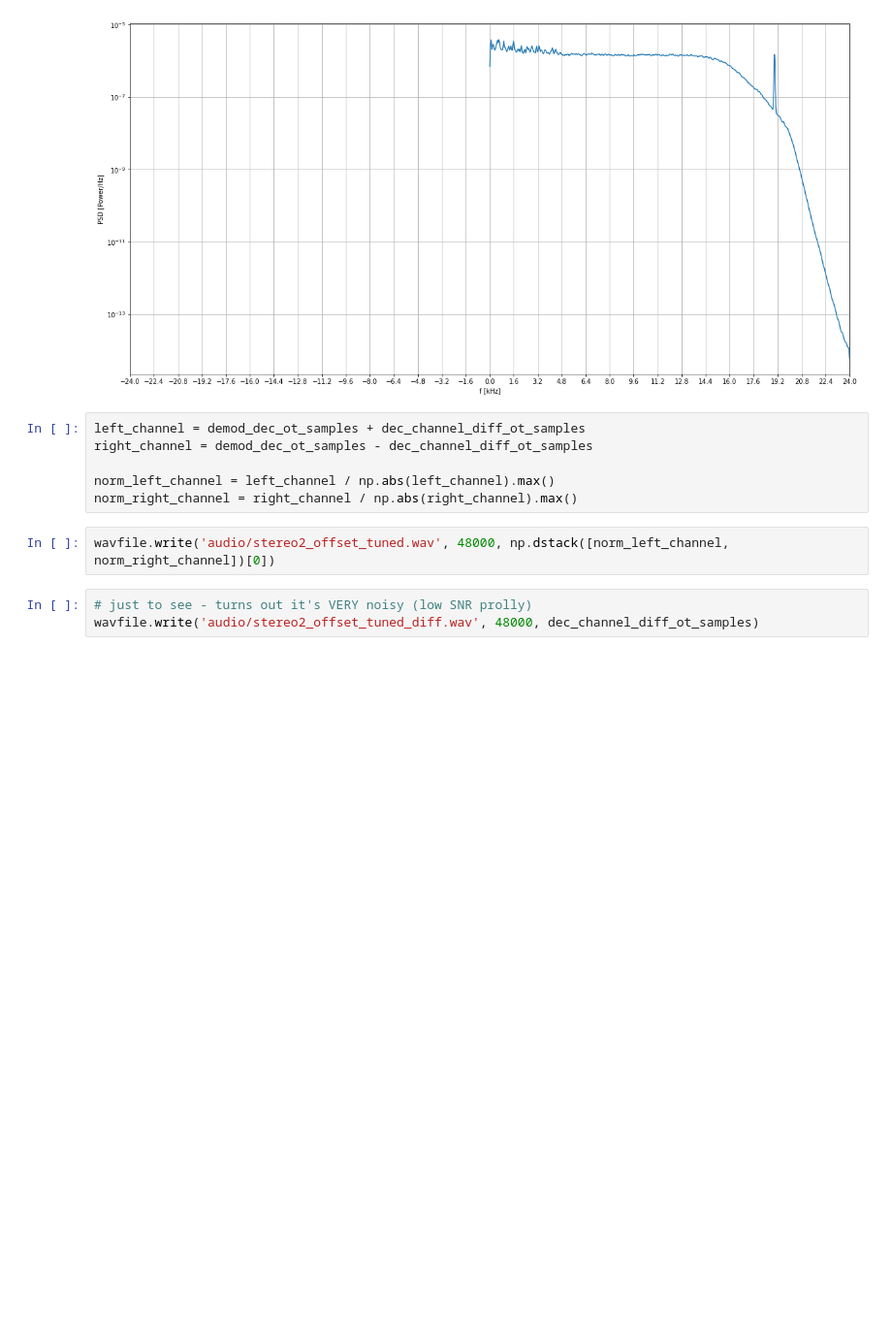
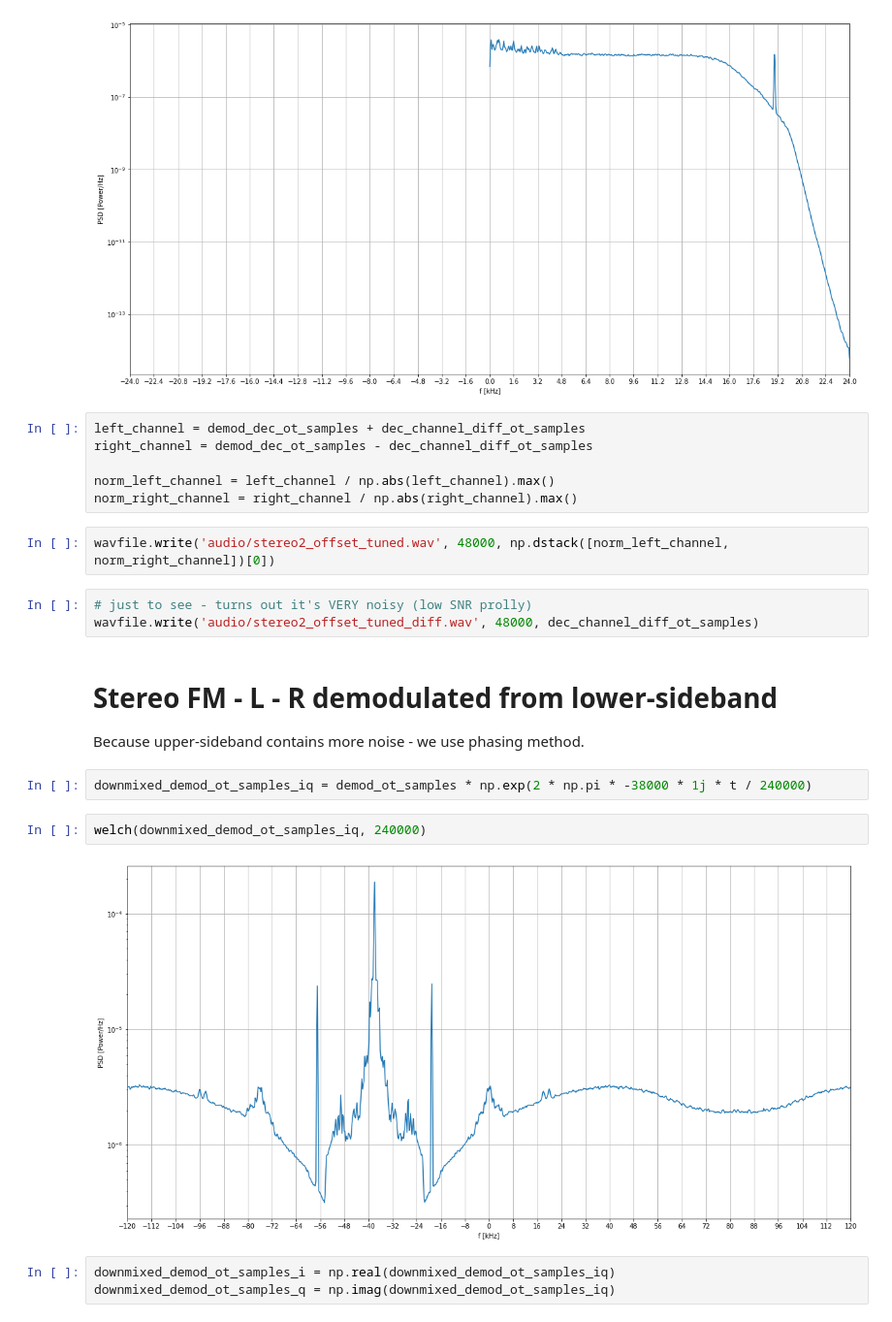
Before and after one commit to enthyp/SDR, a Jupyter notebook: FM stereo demodulation.ipynb, the cells around one changed output. Shown at 97% size. Drawn from its saved outputs; the diff is of its cells as text; blank space fills up the shorter version.

Commit message:
LSB demodulation for L-R

```diff
--- a/FM stereo demodulation.ipynb
+++ b/FM stereo demodulation.ipynb
@@ -173,3 +173,15 @@ wavfile.write('audio/stereo2_offset_tuned.wav', 48000, np.dstack([norm_left_chan
 # %%
 # just to see - turns out it's VERY noisy (low SNR prolly)
 wavfile.write('audio/stereo2_offset_tuned_diff.wav', 48000, dec_channel_diff_ot_samples)
+# %% [markdown]
+# Stereo FM - L - R demodulated from lower-sideband
+Because upper-sideband contains more noise - we use phasing method.
+# %%
+downmixed_demod_ot_samples_iq = demod_ot_samples * np.exp(2 * np.pi * -38000 * 1j * t / 240000)
+# %%
+welch(downmixed_demod_ot_samples_iq, 240000)
+# %% [output]
+[figure, added]
+# %%
+downmixed_demod_ot_samples_i = np.real(downmixed_demod_ot_samples_iq)
+downmixed_demod_ot_samples_q = np.imag(downmixed_demod_ot_samples_iq)
```
Also changed, not shown: parts of 12 cells of this notebook, 1 other file.
